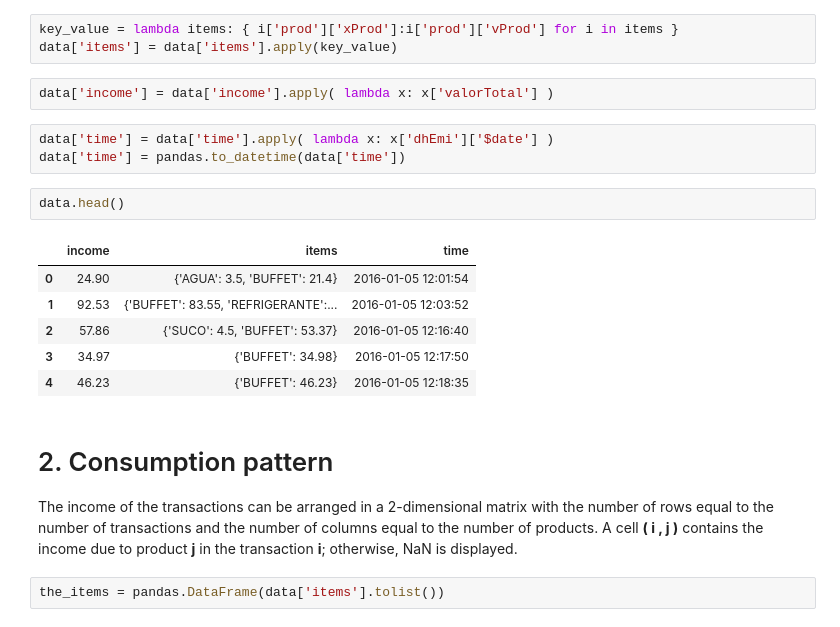
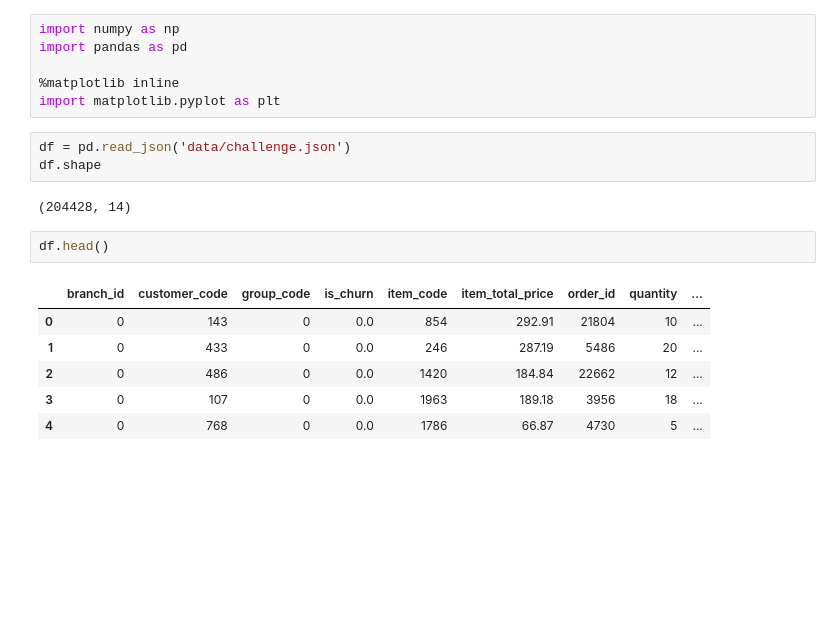
Before and after one commit to jruizvar/TOTVSLabs, a Jupyter notebook: solution.ipynb, the cells around one changed output. Drawn from its saved outputs; the diff is of its cells as text; blank space fills up the shorter version.

```diff
--- a/solution.ipynb
+++ b/solution.ipynb
@@ -18,23 +5,20 @@ The following code retrieves name-value pairs for each item using the syntax of
-# %%
-key_value = lambda items: { i['prod']['xProd']:i['prod']['vProd'] for i in items }
-data['items'] = data['items'].apply(key_value)
-# %%
-data['income'] = data['income'].apply( lambda x: x['valorTotal'] )
-# %%
-data['time'] = data['time'].apply( lambda x: x['dhEmi']['$date'] )
-data['time'] = pandas.to_datetime(data['time'])
+# %%
+import numpy as np
+import pandas as pd
+
+%matplotlib inline
+import matplotlib.pyplot as plt
+# %%
+df = pd.read_json('data/challenge.json')
+df.shape
+# %% [output]
+(204428, 14)
 # %%
-data.head()
+df.head()
 # %% [output]
-|  | income | items | time |
-| 0 | 24.90 | {'AGUA': 3.5, 'BUFFET': 21.4} | 2016-01-05 12:01:54 |
-| 1 | 92.53 | {'BUFFET': 83.55, 'REFRIGERANTE':... | 2016-01-05 12:03:52 |
-| 2 | 57.86 | {'SUCO': 4.5, 'BUFFET': 53.37} | 2016-01-05 12:16:40 |
-| 3 | 34.97 | {'BUFFET': 34.98} | 2016-01-05 12:17:50 |
-| 4 | 46.23 | {'BUFFET': 46.23} | 2016-01-05 12:18:35 |
+|  | branch_id | customer_code | group_code | is_churn | item_code | item_total_price | order_id | quantity | ... |
+| 0 | 0 | 143 | 0 | 0.0 | 854 | 292.91 | 21804 | 10 | ... |
+| 1 | 0 | 433 | 0 | 0.0 | 246 | 287.19 | 5486 | 20 | ... |
+| 2 | 0 | 486 | 0 | 0.0 | 1420 | 184.84 | 22662 | 12 | ... |
+| 3 | 0 | 107 | 0 | 0.0 | 1963 | 189.18 | 3956 | 18 | ... |
+| 4 | 0 | 768 | 0 | 0.0 | 1786 | 66.87 | 4730 | 5 | ... |
-# %% [markdown]
-# 2. Consumption pattern
-
-The income of the transactions can be arranged in a 2-dimensional matrix with the number of rows equal to the number of transactions and the number of columns equal to the number of products. A cell **( i , j )** contains the income due to product **j** in the transaction **i**; otherwise, NaN is displayed.
-# %%
-the_items = pandas.DataFrame(data['items'].tolist())
```
Also changed, not shown: parts of 22 cells of this notebook, 3 other files.
